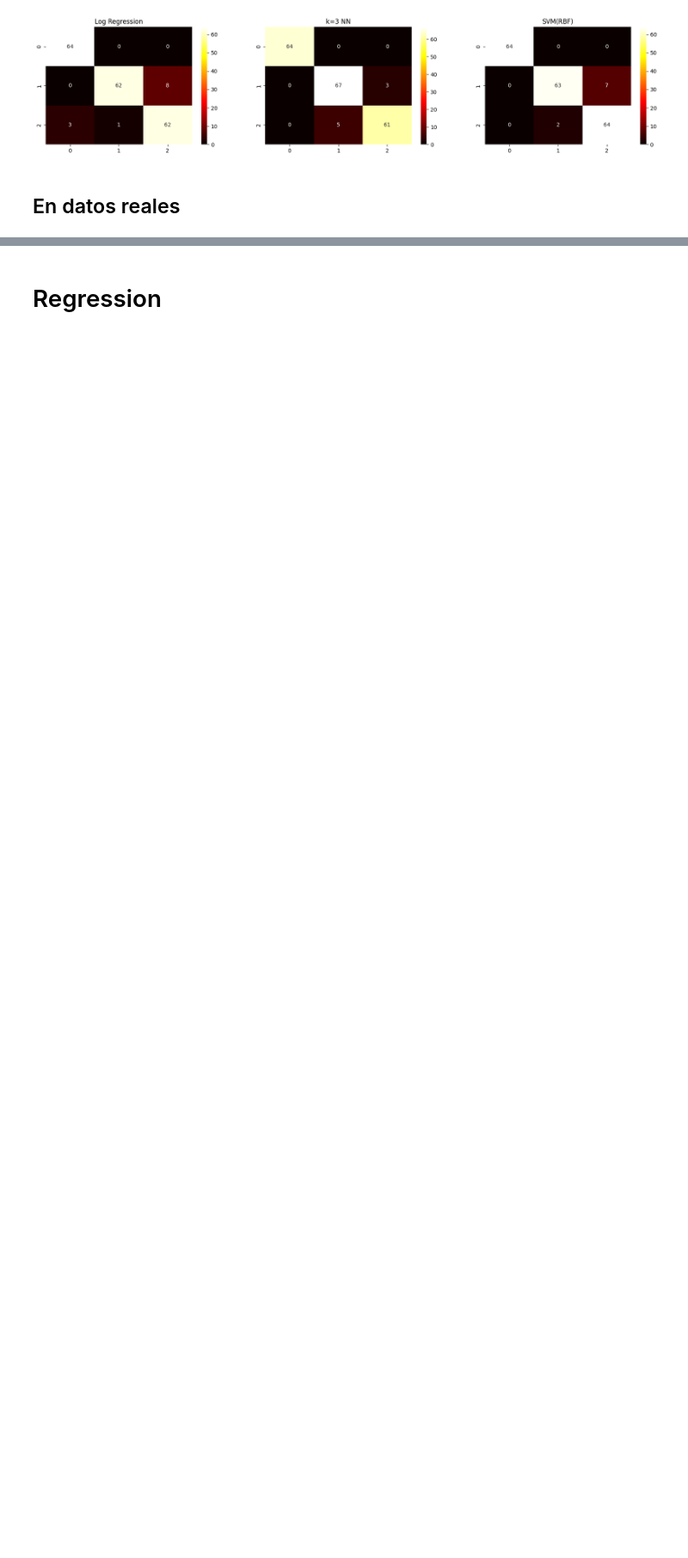
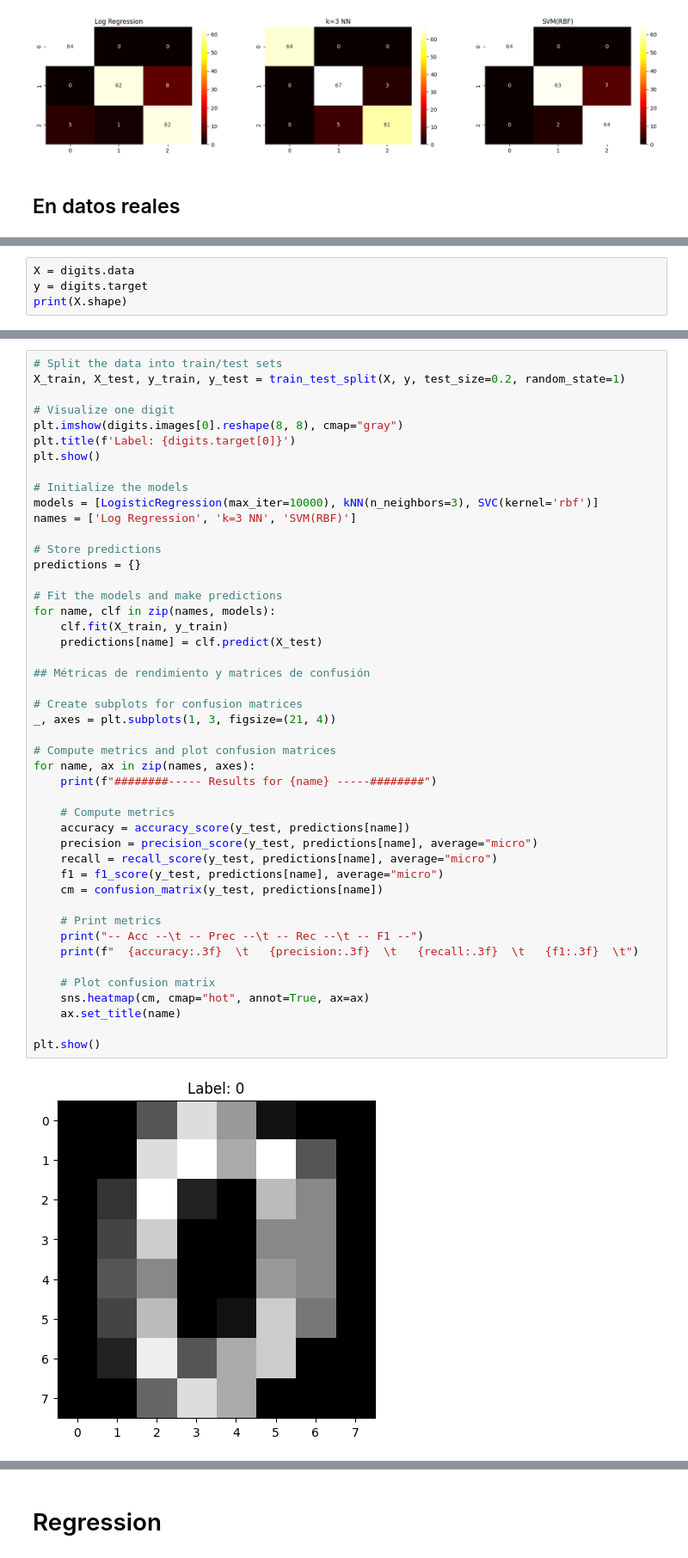
Before and after one commit to yustinbarnet/machine_learning, a Jupyter notebook: Sem_05/Supervised_Metrics.ipynb, the cells around one changed output, grey strips where cells are left out. Shown at 86% size. Cells and saved outputs as stored; diff of their text form; blank space fills up the shorter version.

```diff
--- a/Sem_05/Supervised_Metrics.ipynb
+++ b/Sem_05/Supervised_Metrics.ipynb
@@ -154,0 +159,4 @@ Evalúe los distintos algoritmos entrenando con esta base de datos.
+# %%
+X = digits.data
+y = digits.target
+print(X.shape)
@@ -154,0 +165,48 @@ Evalúe los distintos algoritmos entrenando con esta base de datos.
+# %%
+# Split the data into train/test sets
+X_train, X_test, y_train, y_test = train_test_split(X, y, test_size=0.2, random_state=1)
+
+# Visualize one digit
+plt.imshow(digits.images[0].reshape(8, 8), cmap="gray")
+plt.title(f'Label: {digits.target[0]}')
+plt.show()
+
+# Initialize the models
+models = [LogisticRegression(max_iter=10000), kNN(n_neighbors=3), SVC(kernel='rbf')]
+names = ['Log Regression', 'k=3 NN', 'SVM(RBF)']
+
+# Store predictions
+predictions = {}
+
+# Fit the models and make predictions
+for name, clf in zip(names, models):
+    clf.fit(X_train, y_train)
+    predictions[name] = clf.predict(X_test)
+
+## Métricas de rendimiento y matrices de confusión
+
+# Create subplots for confusion matrices
+_, axes = plt.subplots(1, 3, figsize=(21, 4))
+
+# Compute metrics and plot confusion matrices
+for name, ax in zip(names, axes):
+    print(f"########----- Results for {name} -----########")
+
+    # Compute metrics
+    accuracy = accuracy_score(y_test, predictions[name])
+    precision = precision_score(y_test, predictions[name], average="micro")
+    recall = recall_score(y_test, predictions[name], average="micro")
+    f1 = f1_score(y_test, predictions[name], average="micro")
+    cm = confusion_matrix(y_test, predictions[name])
+
+    # Print metrics
+    print("-- Acc --\t -- Prec --\t -- Rec --\t -- F1 --")
+    print(f"  {accuracy:.3f}  \t   {precision:.3f}  \t   {recall:.3f}  \t   {f1:.3f}  \t")
+
+    # Plot confusion matrix
+    sns.heatmap(cm, cmap="hot", annot=True, ax=ax)
+    ax.set_title(name)
+
+plt.show()
+# %% [output]
+[figure, added]
```
Also changed, not shown: parts of 5 cells of this notebook.
